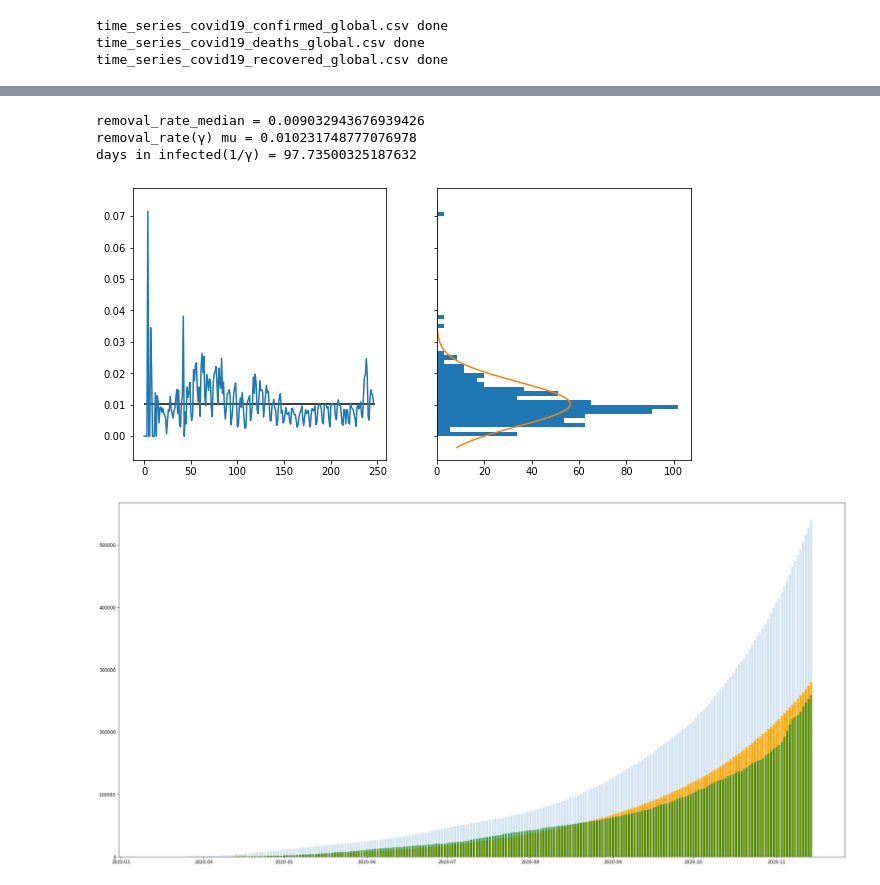
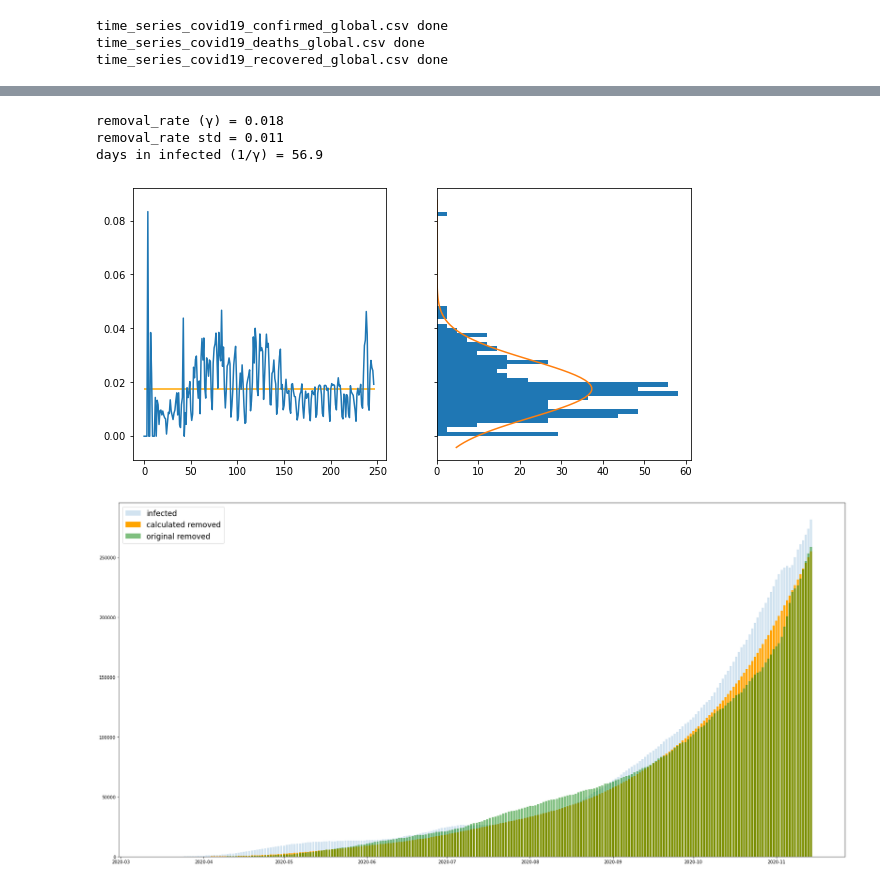
Before and after one commit to FelisLynx/corona_predictor, a Jupyter notebook: corona_predictor_SIR.ipynb, the cells around one changed output, grey strips where cells are left out. Saved outputs shown, nothing was run; the diff lists cells and outputs as text; code cells hidden in the pictures.

```diff
--- a/corona_predictor_SIR.ipynb
+++ b/corona_predictor_SIR.ipynb
@@ -61,11 +91,0 @@ d_infected = [0] + [j-i for i, j in zip(infected, infected[1:])]
-# %%
-#skip first N days where there were no cases
-
-days_to_skip = len([i for i in infected if i<2])
-print("days_to_skip =", days_to_skip)
-
-dates = dates[days_to_skip:]
-infected = infected[days_to_skip:]
-deaths = deaths[days_to_skip:]
-recovered = recovered[days_to_skip:]
-d_infected = d_infected[days_to_skip:]
@@ -88,61 +108,49 @@ plt.show()
 # %%
 #let's find removal_rate(γ)
-
-import statistics
-from scipy.stats import norm
-
-removed = [r+d for r,d in zip(recovered, deaths)]
-d_removed = np.asarray([0] + [j-i for i,j in zip(removed, removed[1:])])
-#removal_rate - gamma
-removal_rate = [dr/i for dr, i in zip(d_removed, infected)]
-removal_rate_median = statistics.median(removal_rate)
-print("removal_rate_median =", removal_rate_median)
-
-#clena outliers
-removal_rate_clean = [i for i in removal_rate if i<removal_rate_median*10]
+removal_rate_arr = d_removed / infected
 
 #fit normal distribution
-mu, std = norm.fit(removal_rate_clean)
-estim_removal_rate = mu
+removal_rate, removal_rate_std = norm.fit(removal_rate_arr)
 
-print("removal_rate(γ) mu =", mu)
-print("days in infected(1/γ) =", 1/mu)
-
+print("removal_rate (γ) =", round(removal_rate, 3))
+print("removal_rate std =", round(removal_rate_std, 3))
+print("days in infected (1/γ) =",  round(1/removal_rate, 1))
 
 plt.rcParams["figure.figsize"] = [10,5]
 fig, (ax1, ax2) = plt.subplots(1, 2, sharey=True)
-ax1.plot(removal_rate_clean)
-ax1.hlines(mu,0,len(removal_rate_clean))
-ax2.hist(removal_rate_clean, bins=50, density=True, orientation="horizontal")
+
+ax1.plot(removal_rate_arr)
+ax1.hlines(removal_rate,0,len(removal_rate_arr),color="orange")
+
+ax2.hist(removal_rate_arr, bins=50, density=True, orientation="horizontal")
 
 xmin, xmax = ax2.get_ylim()
 x = np.linspace(xmin, xmax, 100)
-p = norm.pdf(x, mu, std)
+p = norm.pdf(x, removal_rate, removal_rate_std)
 ax2.plot(p, x)
-#x = np.linspace(ax2.xmin(), ax2.xmax, 100)
 
 plt.show()
 # %% [output]
-removal_rate_median = 0.009032943676939426
-removal_rate(γ) mu = 0.010231748777076978
-days in infected(1/γ) = 97.73500325187632
+removal_rate (γ) = 0.018
+removal_rate std = 0.011
+days in infected (1/γ) = 56.9
-[figure, old version]
+[figure, new version]
 # %%
-#visual check of calculated vs real removals
+#visual check of calculated vs real removed values
 
-calculated_daily_recoveries = [estim_removal_rate*i for i in infected]
-calculated_daily_recoveries = np.cumsum(calculated_daily_recoveries)
+calculated_removed = np.cumsum(removal_rate*infected)
 
 plt.rcParams["figure.figsize"] = [30,15]
 fig = plt.figure()
 
-plt.bar(dates, infected, alpha=0.2)
-plt.bar(dates, calculated_daily_recoveries, color="orange")
-plt.bar(dates, removed, color="green", alpha=0.65)
+plt.bar(dates, infected, alpha=0.2, label="infected")
+plt.bar(dates, calculated_removed, color="orange", label="calculated removed")
+plt.bar(dates, removed, color="green", alpha=0.5, label="original removed")
+plt.legend(fontsize="xx-large")
 
 plt.show()
 # %% [output]
-[figure, old version]
+[figure, new version]
 # %%
 #https://index.minfin.com.ua/ua/reference/people/
 #Nation = 41724000 #original minfin value
```
Also changed, not shown: parts of 11 cells of this notebook, 1 other file.
